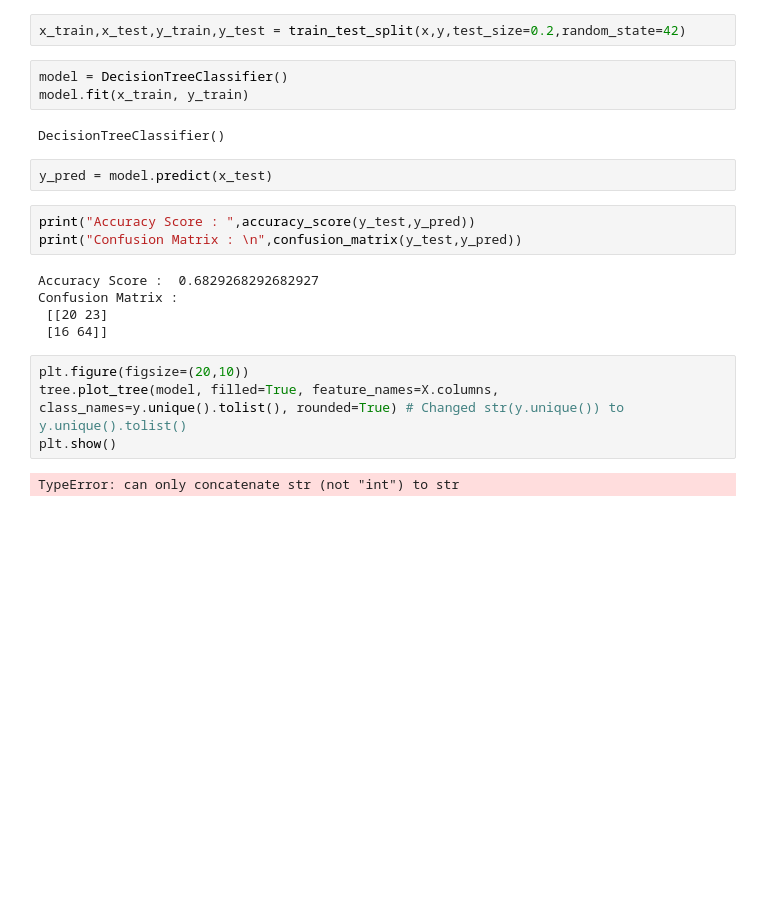
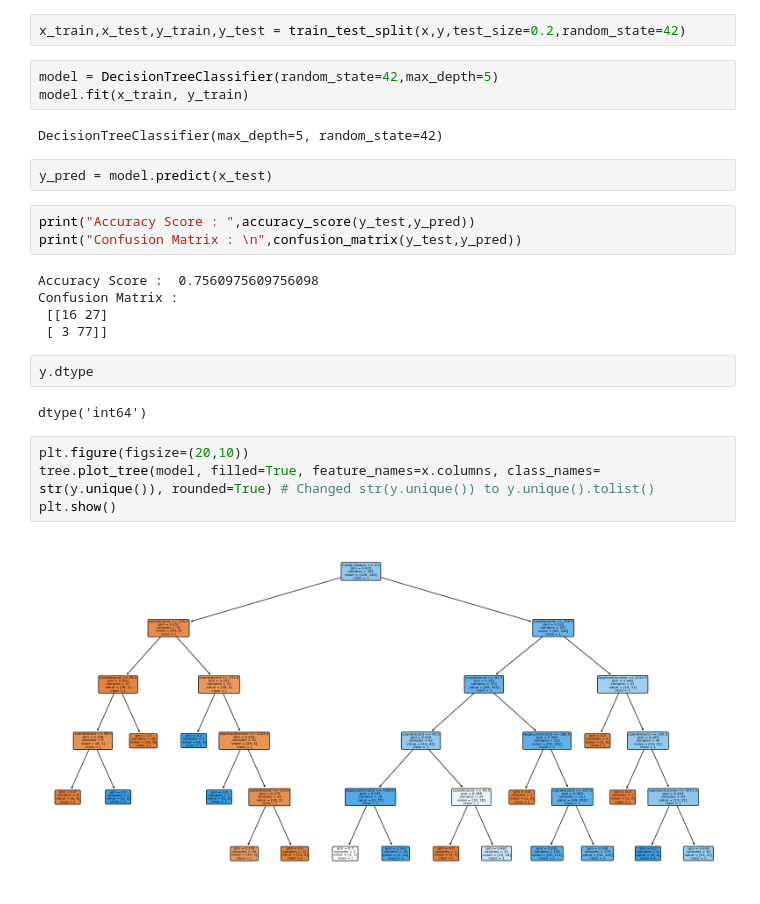
Before and after one commit to Yugesh-003/ML-lab, a Jupyter notebook: Classification/Decision_Tree.ipynb, the cells around one changed output. Cells and saved outputs as stored; diff of their text form.

```diff
--- a/Classification/Decision_Tree.ipynb
+++ b/Classification/Decision_Tree.ipynb
@@ -104,24 +104,27 @@ Name: Loan_Status, Length: 614, dtype: int64
 # %%
 x_train,x_test,y_train,y_test = train_test_split(x,y,test_size=0.2,random_state=42)
 # %%
-model = DecisionTreeClassifier()
+model = DecisionTreeClassifier(random_state=42,max_depth=5)
 model.fit(x_train, y_train)
 # %% [output]
-DecisionTreeClassifier()
+DecisionTreeClassifier(max_depth=5, random_state=42)
 # %%
 y_pred = model.predict(x_test)
 # %%
 print("Accuracy Score : ",accuracy_score(y_test,y_pred))
 print("Confusion Matrix : \n",confusion_matrix(y_test,y_pred))
 # %% [output]
-Accuracy Score :  0.6829268292682927
+Accuracy Score :  0.7560975609756098
 Confusion Matrix :
- [[20 23]
- [16 64]]
+ [[16 27]
+ [ 3 77]]
+# %%
+y.dtype
+# %% [output]
+dtype('int64')
 # %%
 plt.figure(figsize=(20,10))
-tree.plot_tree(model, filled=True, feature_names=X.columns, class_names=y.unique().tolist(), rounded=True) # Changed str(y.unique()) to y.unique().tolist()
+tree.plot_tree(model, filled=True, feature_names=x.columns, class_names= str(y.unique()), rounded=True) # Changed str(y.unique()) to y.unique().tolist()
 plt.show()
 # %% [output]
-TypeError: can only concatenate str (not "int") to str
-[figure, old version]
+[figure, new version]
```
Also changed, not shown: parts of 1 cell of this notebook, 6 other files.
